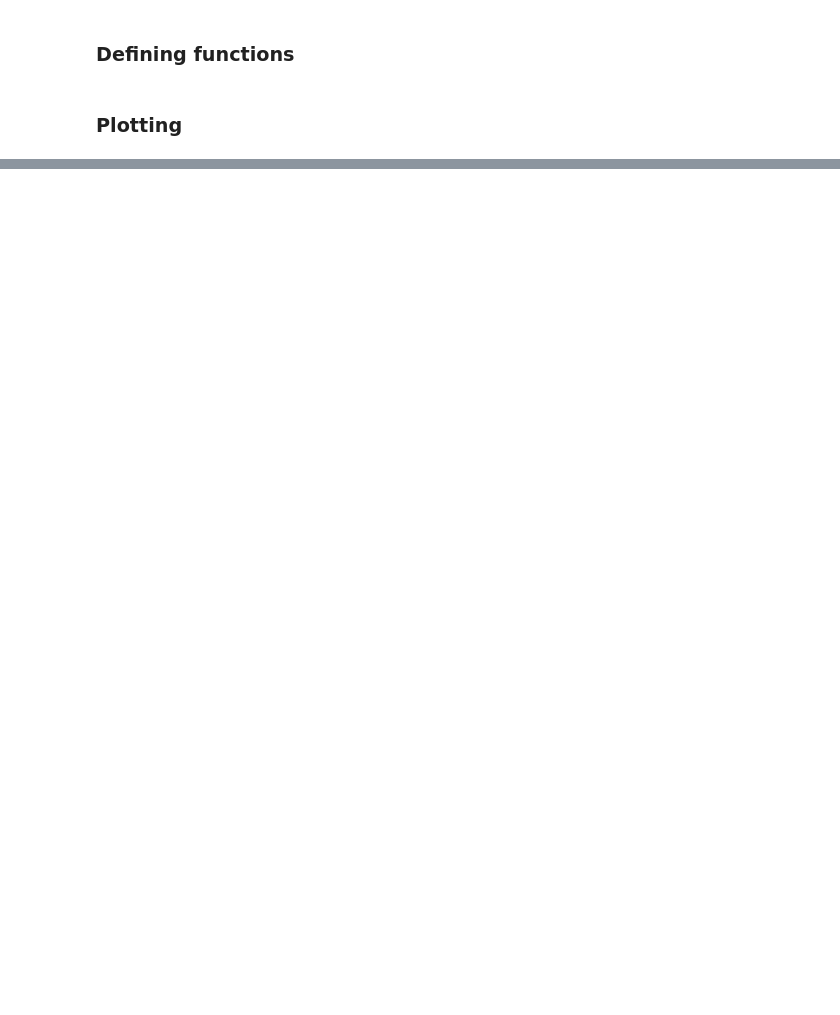
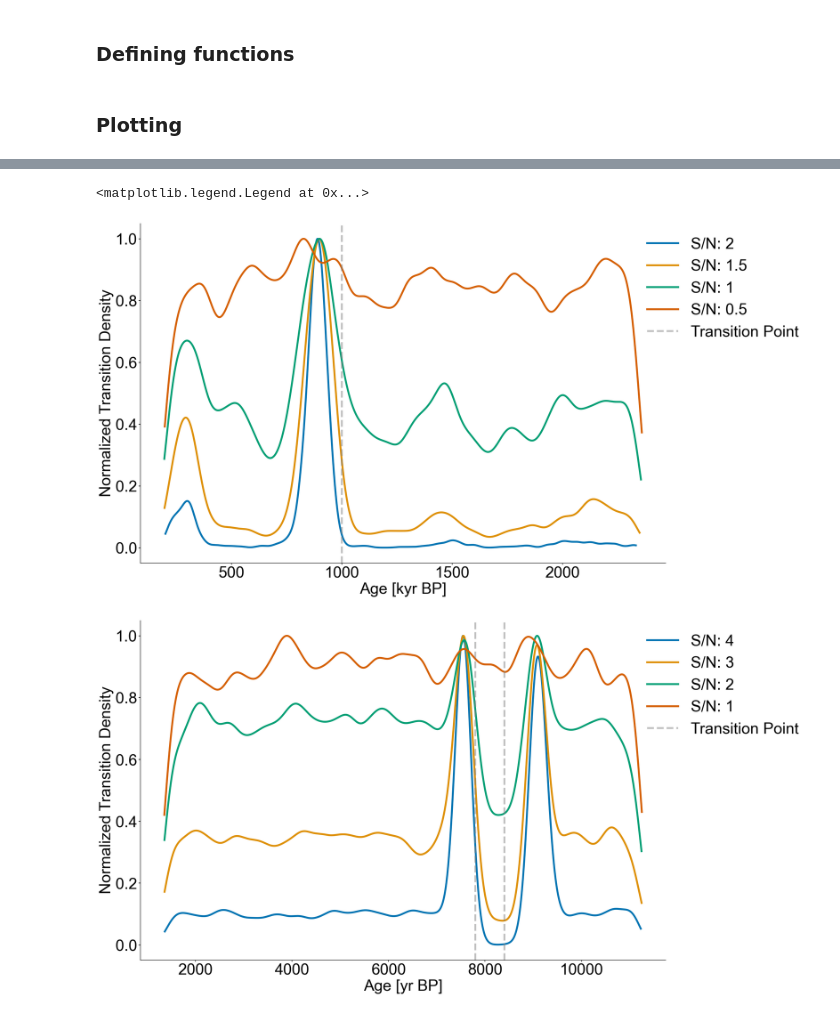
Before and after one commit to alexkjames/Detecting_Paleoclimate_Transitions_with_LERM, a Jupyter notebook: notebooks/Figure_7.ipynb, the cells around one changed output, grey strips where cells are left out. Cells and saved outputs as stored; diff of their text form; code cells hidden in the pictures; blank space fills up the shorter version.

```diff
--- a/notebooks/Figure_7.ipynb
+++ b/notebooks/Figure_7.ipynb
@@ -151,0 +216,73 @@ axes[1].legend(bbox_to_anchor=(1.1,1),loc='upper right')
+# %%
+#Production figure
+
+color_list = sns.color_palette('colorblind',4)
+
+SMALL_SIZE = 34
+MEDIUM_SIZE = 34
+BIGGER_SIZE = 34
+
+plt.rc('font', size=SMALL_SIZE)          # controls default text sizes
+plt.rc('axes', titlesize=MEDIUM_SIZE)     # fontsize of the axes title
+plt.rc('axes', labelsize=MEDIUM_SIZE)    # fontsize of the x and y labels
+plt.rc('xtick', labelsize=MEDIUM_SIZE)    # fontsize of the tick labels
+plt.rc('ytick', labelsize=MEDIUM_SIZE)    # fontsize of the tick labels
+plt.rc('legend', fontsize=BIGGER_SIZE)    # legend fontsize
+plt.rc('figure', titlesize=BIGGER_SIZE)  # fontsize of the figure title
+
+fig,ax = plt.subplots(figsize=(18,12))
+fig.tight_layout(h_pad=5, w_pad=5)
+
+with open('./data/leloup_paillard_transitions.pkl','rb') as handle:
+    trans_res = pickle.load(handle)
+
+noise_levels = [2,1.5,1,.5]
+
+for idx,level in enumerate(noise_levels):
+    transition_hist = trans_res[level]
+
+    kde = gaussian_kde(transition_hist,bw_method=.06)
+    x_axis = np.linspace(transition_hist.min(),transition_hist.max(),10000)
+    evaluated = kde.evaluate(x_axis)
+    evaluated /= max(evaluated)
+
+    ax.plot(x_axis,evaluated,label=f'S/N: {level}',color=color_list[idx],linewidth=4)
+
+    ax.grid(False)
+    ax.set_xlabel('Age [kyr BP]')
+    ax.set_ylabel('Normalized Transition Density')
+
+ax.axvline(1000,color='grey',linestyle='dashed',alpha=.5,linewidth=4,label='Transition Point')
+ax.legend(bbox_to_anchor=(1.28,1),loc='upper right')
+
+fig,ax = plt.subplots(figsize=(18,12))
+fig.tight_layout(h_pad=5, w_pad=5)
+
+with open('./data/8k_transitions.pkl','rb') as handle:
+    trans_res = pickle.load(handle)
+
+noise_levels = [4,3,2,1]
+
+for idx,level in enumerate(noise_levels):
+    transition_hist = trans_res[level]
+
+    kde = gaussian_kde(transition_hist,bw_method=.06)
+    x_axis = np.linspace(transition_hist.min(),transition_hist.max(),10000)
+    evaluated = kde.evaluate(x_axis)
+    evaluated /= max(evaluated)
+
+    ax.plot(x_axis,evaluated,label=f'S/N: {level}',color=color_list[idx],linewidth=4)
+    # ax.axvspan(7200,7800,color='grey',alpha=.3,label='Positive Range')
+    # ax.axvspan(8800,9600,color='grey',alpha=.3)
+
+    ax.grid(False)
+    ax.set_xlabel('Age [yr BP]')
+    ax.set_ylabel('Normalized Transition Density')
+
+ax.axvline(7800,color='grey',linestyle='dashed',alpha=.5,linewidth=4,label='Transition Point')
+ax.axvline(8400,color='grey',linestyle='dashed',alpha=.5,linewidth=4)
+ax.legend(bbox_to_anchor=(1.28,1),loc='upper right')
+# %% [output]
+<matplotlib.legend.Legend at 0x...>
+[figure, added]
+[figure, added]
```
Also changed, not shown: parts of 9 cells of this notebook, 11 other files.
